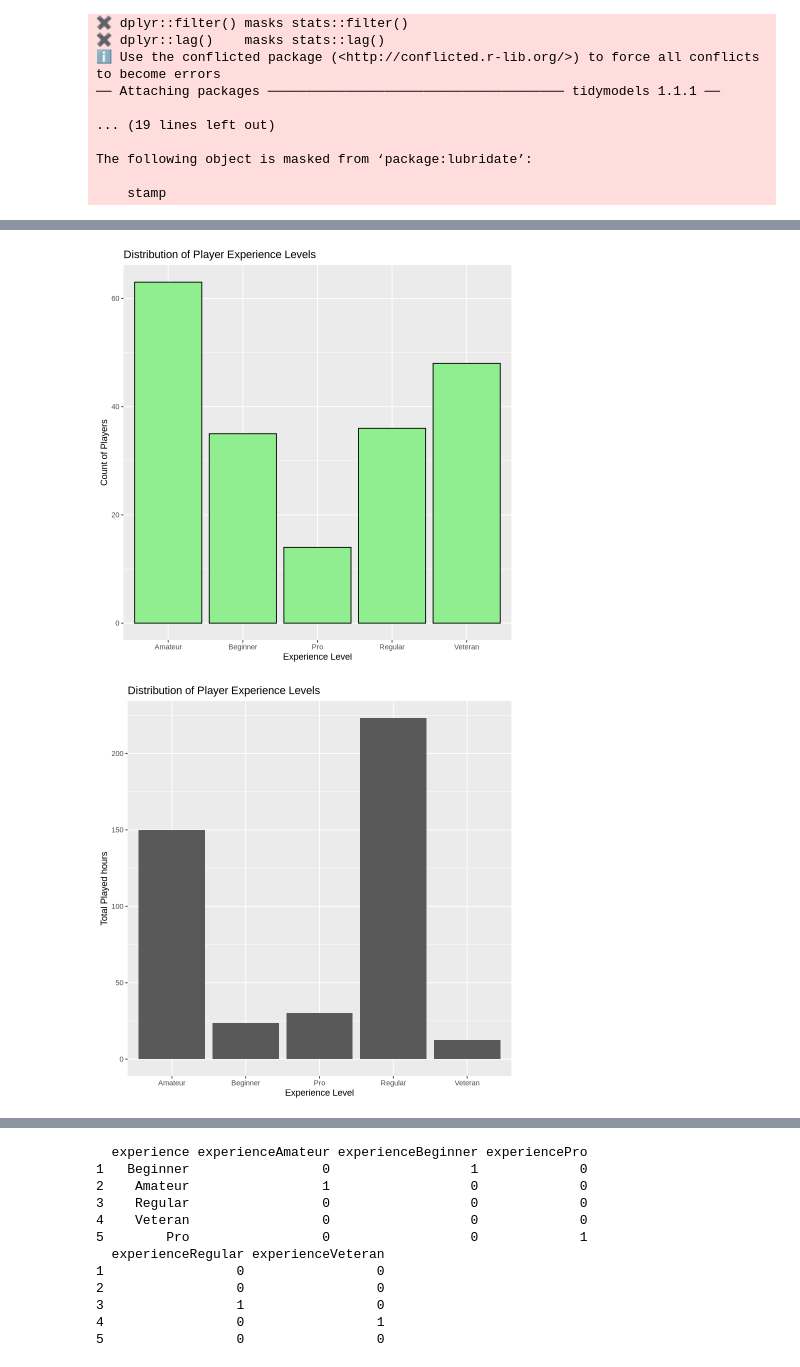
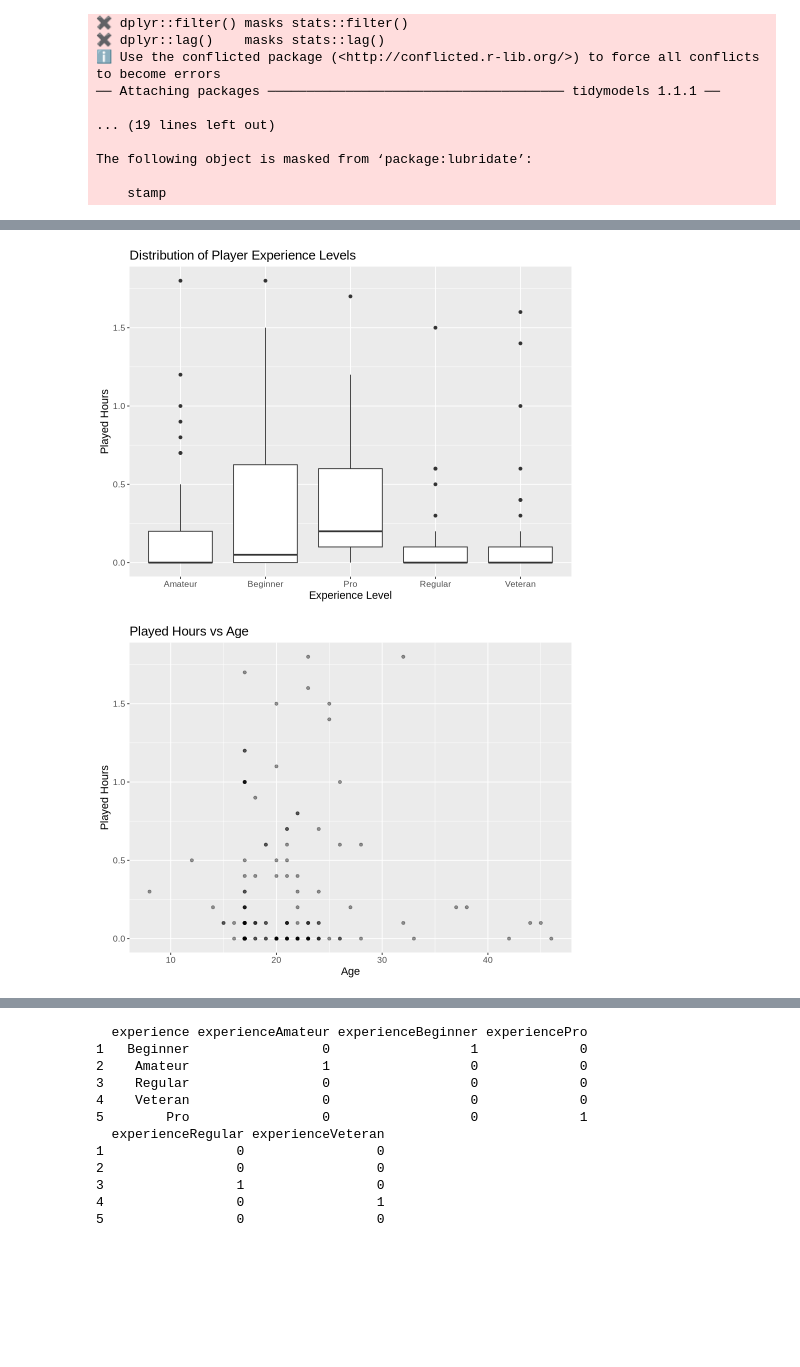
Before and after one commit to xlaure/Plaicraft_Project, a Jupyter notebook: project_final_report.ipynb, the cells around one changed output, grey strips where cells are left out. Saved outputs shown, nothing was run; the diff lists cells and outputs as text; code cells hidden in the pictures; blank space fills up the shorter version.

Commit message:
Added age vs played_hours plot
Added age vs played_hours plot and commented out some plots related to counts of play sessions.

```diff
--- a/project_final_report.ipynb
+++ b/project_final_report.ipynb
@@ -157,35 +157,47 @@ A tibble: 196 × 8
 | Amateur | FALSE | f19e136ddde68f365afc860c725ccff54... | 2.3 | Harlow | Male | 17 | 6 |
 | Pro | TRUE | d9473710057f7d42f36570f0be83817a4... | 0.2 | Ahmed | Other | 91 | 1 |
 # %%
+options(repr.plot.width = 8, repr.plot.height = 6)
 # Played hours vs. Experience
-plot1 <- ggplot(set3, aes(x = experience)) +
-  geom_bar(fill = "lightgreen", color = "black") +
-  labs(
-    title = "Distribution of Player Experience Levels",
-    x = "Experience Level",
-    y = "Count of Players"
-  )
+# plot1 <- ggplot(set3, aes(x = experience)) +
+#   geom_bar(fill = "lightgreen", color = "black") +
+#   labs(
+#     title = "Distribution of Player Experience Levels",
+#     x = "Experience Level",
+#     y = "Count of Players"
+#   )
 
-plot2 <- ggplot(set3, aes(x = experience, y = played_hours)) +
-  geom_bar(stat = 'identity', position = "dodge") +
-  labs(
-    title = "Distribution of Player Experience Levels",
-    x = "Experience Level",
-    y = "Total Played hours"
-  )
+# plot2 <- ggplot(set3, aes(x = experience, y = played_hours)) +
+#   geom_bar(stat = 'identity', position = "dodge") +
+#   labs(
+#     title = "Distribution of Player Experience Levels",
+#     x = "Experience Level",
+#     y = "Total Played hours"
+#   )
 set4 <- set3|>
     filter(played_hours < 2)
 plot3 <- ggplot(set4, aes(x = experience, y = played_hours)) +
   geom_boxplot() +
   labs(
     title = "Distribution of Player Experience Levels",
     x = "Experience Level",
-    y = "Played Hours"
-  )
+    y = "Played Hours") +
+theme(text = element_text(size = 13))
 
-plot1
-plot2
+
+set5 <- set3|>
+    filter(age < 50 & played_hours < 2)
+# Played hours vs. Age
+plot4 <- ggplot(set5, aes(x = age, y = played_hours)) +
+  geom_point(alpha=0.4) +
+  labs(
+    title = "Played Hours vs Age",
+    x = "Age",
+    y = "Played Hours") +
+theme(text = element_text(size = 13))
+
 plot3
+plot4
 # %% [output]
-[figure, old version]
+[figure, new version]
-[figure, old version]
+[figure, new version]
```
Also changed, not shown: parts of 1 cell of this notebook.
